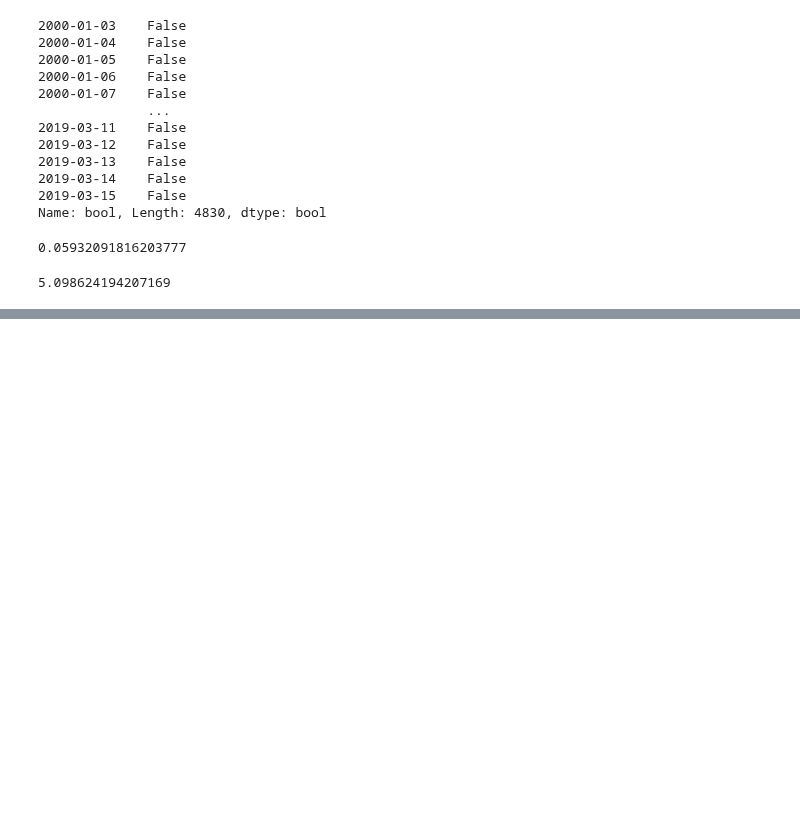
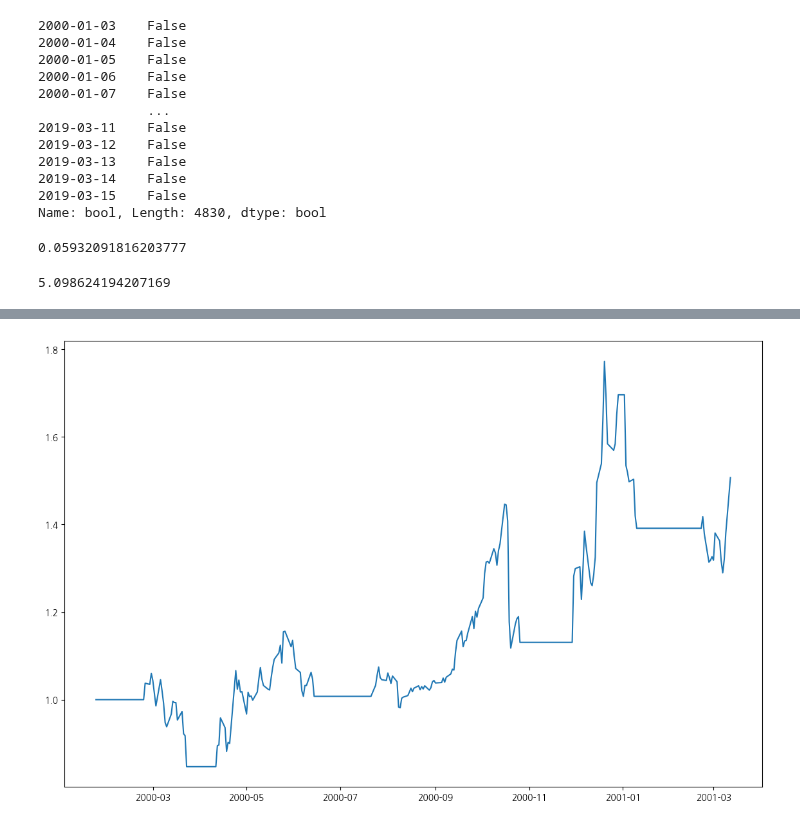
Before and after one commit to Huey-fitpet/study_pandas, a Jupyter notebook: quests/RSIs.ipynb, the cells around one changed output, grey strips where cells are left out. Drawn from its saved outputs; the diff is of its cells as text; code cells hidden in the pictures; blank space fills up the shorter version.

Commit message:
feat: graph update

```diff
--- a/quests/RSIs.ipynb
+++ b/quests/RSIs.ipynb
@@ -155,3 +155,17 @@ stock_df_close.tail()
 | 2019-12-26 | 158.669998 | 1.289993 | 1.289993 | 0.000000 | 0.753572 | 0.129286 | 85.356008 | False | 157.380005 | 1.0 | 3.166792 |
 | 2019-12-27 | 158.960007 | 0.290009 | 0.290009 | 0.000000 | 0.644286 | 0.129286 | 83.287191 | False | 158.669998 | 1.0 | 3.166792 |
 | 2019-12-30 | 157.589996 | -1.370010 | 0.000000 | 1.370010 | 0.644286 | 0.199286 | 76.375906 | False | 158.960007 | 1.0 | 3.166792 |
+# %%
+import matplotlib.pyplot as plt
+import matplotlib as mpl # 한글 폰트 설정 (NanumGothic)
+mpl.rcParams['font.family'] = 'NanumGothic'
+mpl.rcParams['axes.unicode_minus'] = False  # 마이너스 기호 깨짐 방지
+# %%
+plt.figure(figsize=(14,9), dpi=100) #  stock_df_close['수익률']
+# plt.plot(stock_df_close['종가'][14:300]/10000)
+# plt.plot(stock_df_close['RSI'][14:300])
+# plt.plot(stock_df_close['수익률'][14:300])
+plt.plot(stock_df_close['누적수익률'][14:300])
+plt.show()
+# %% [output]
+[figure, added]
```
